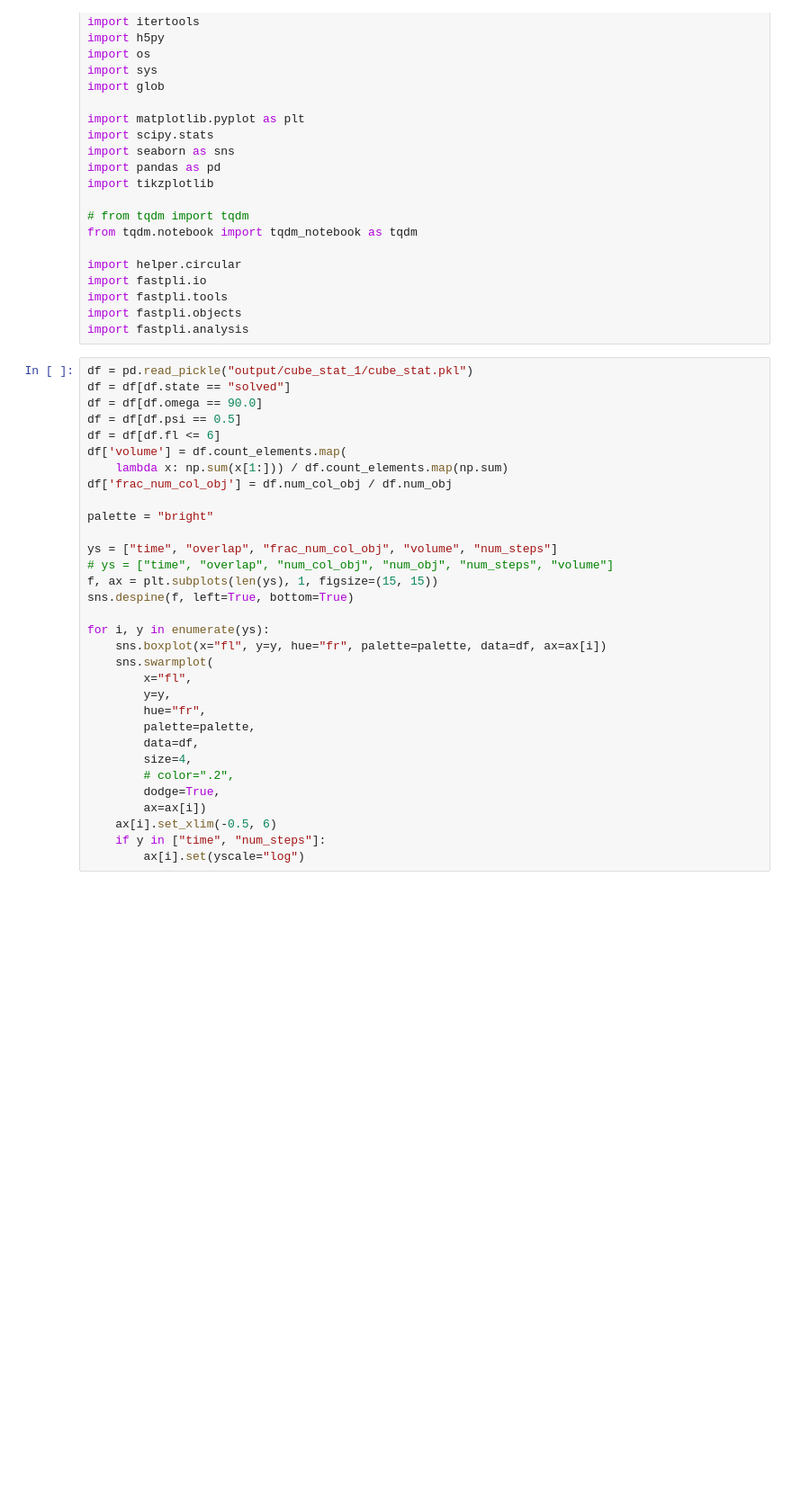
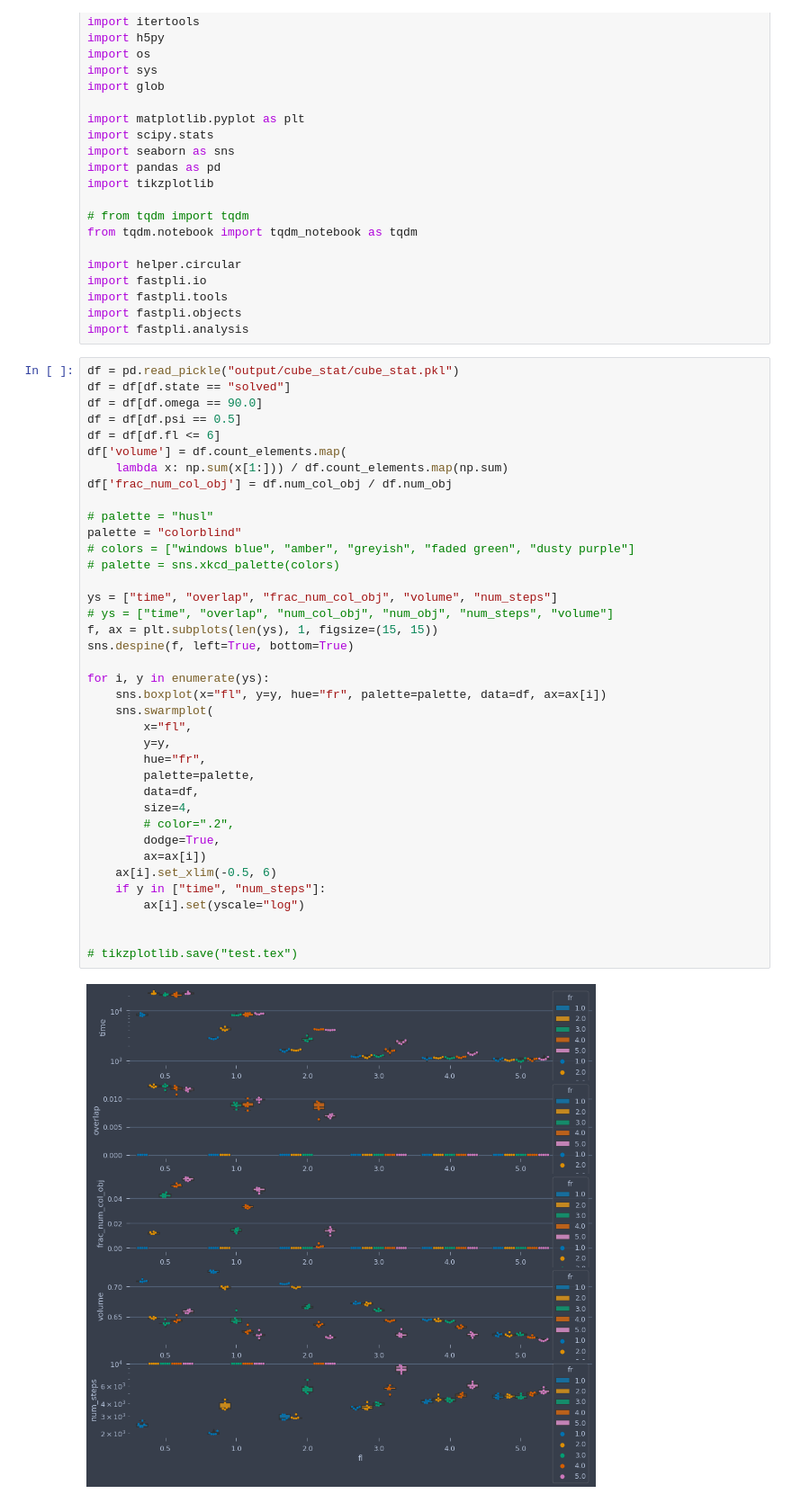
Before and after one commit to fmatuschke/thesis_main, a Jupyter notebook: 2_cube_factory/cube_2pop_statistic.ipynb, the cells around one changed output. Shown at 90% size. Saved outputs shown, nothing was run; the diff lists cells and outputs as text; blank space fills up the shorter version.

```diff
--- a/2_cube_factory/cube_2pop_statistic.ipynb
+++ b/2_cube_factory/cube_2pop_statistic.ipynb
@@ -25,35 +25,43 @@ import fastpli.tools
 import fastpli.objects
 import fastpli.analysis
 # %%
-df = pd.read_pickle("output/cube_stat_1/cube_stat.pkl")
+df = pd.read_pickle("output/cube_stat/cube_stat.pkl")
 df = df[df.state == "solved"]
 df = df[df.omega == 90.0]
 df = df[df.psi == 0.5]
 df = df[df.fl <= 6]
 df['volume'] = df.count_elements.map(
     lambda x: np.sum(x[1:])) / df.count_elements.map(np.sum)
 df['frac_num_col_obj'] = df.num_col_obj / df.num_obj
 
-palette = "bright"
+# palette = "husl"
+palette = "colorblind"
+# colors = ["windows blue", "amber", "greyish", "faded green", "dusty purple"]
+# palette = sns.xkcd_palette(colors)
 
 ys = ["time", "overlap", "frac_num_col_obj", "volume", "num_steps"]
 # ys = ["time", "overlap", "num_col_obj", "num_obj", "num_steps", "volume"]
 f, ax = plt.subplots(len(ys), 1, figsize=(15, 15))
 sns.despine(f, left=True, bottom=True)
 
 for i, y in enumerate(ys):
     sns.boxplot(x="fl", y=y, hue="fr", palette=palette, data=df, ax=ax[i])
     sns.swarmplot(
         x="fl",
         y=y,
         hue="fr",
         palette=palette,
         data=df,
         size=4,
         # color=".2",
         dodge=True,
         ax=ax[i])
     ax[i].set_xlim(-0.5, 6)
     if y in ["time", "num_steps"]:
         ax[i].set(yscale="log")
+
+
+# tikzplotlib.save("test.tex")
+# %% [output]
+[figure, added]
 # %%
```
Also changed, not shown: parts of 1 cell of this notebook, 8 other files.
